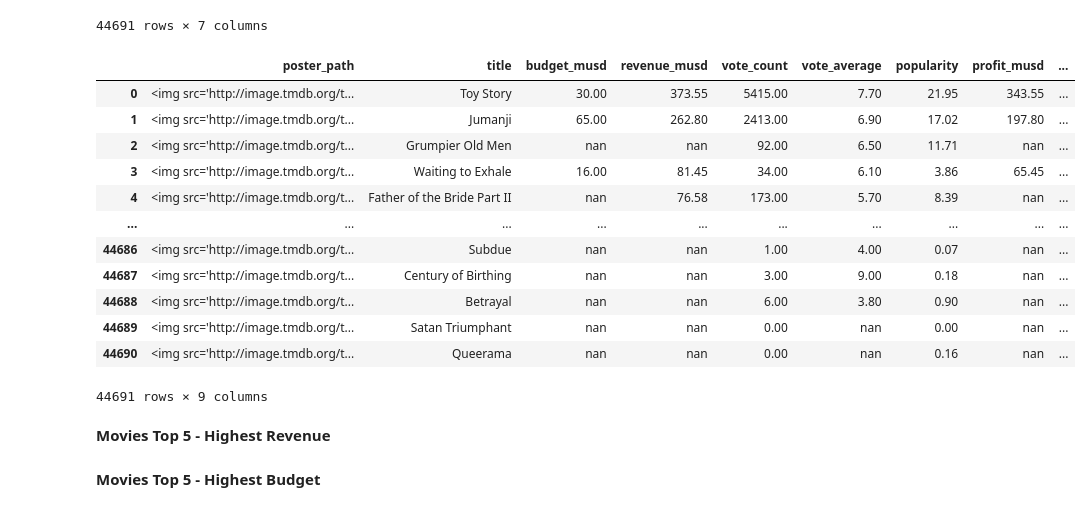
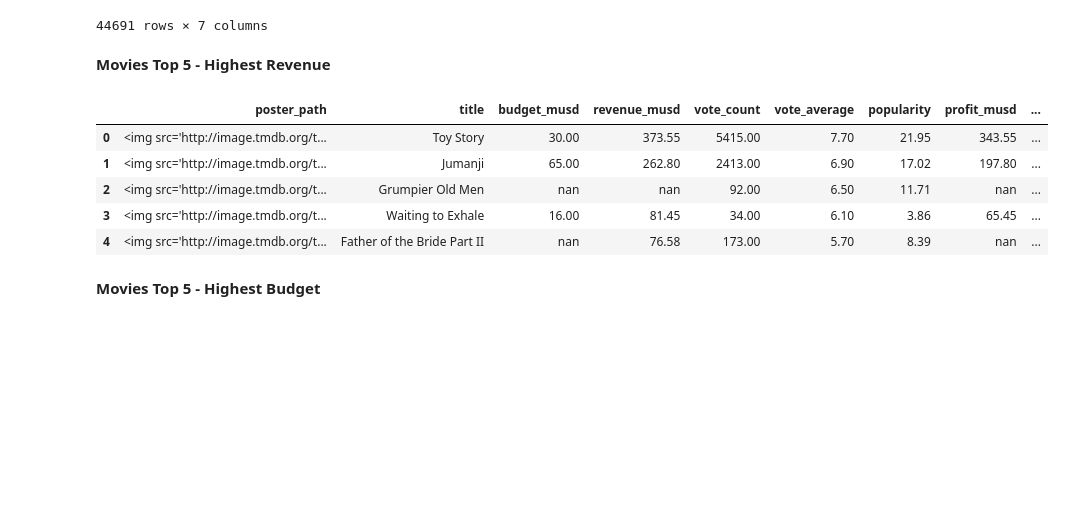
Before and after one commit to HunterKane/Movie-Data-Analysis-Project-1-, a Jupyter notebook: Project_01_Movie_Data_Analysis .ipynb, the cells around one changed output. Saved outputs shown, nothing was run; the diff lists cells and outputs as text; code cells hidden in the pictures; blank space fills up the shorter version.

```diff
--- a/Project_01_Movie_Data_Analysis .ipynb
+++ b/Project_01_Movie_Data_Analysis .ipynb
@@ -283,28 +283,21 @@ df_best
 | 44689 | <img src='http://image.tmdb.org/t... | Satan Triumphant | nan | nan | 0.00 | nan | 0.00 |
 | 44690 | <img src='http://image.tmdb.org/t... | Queerama | nan | nan | 0.00 | nan | 0.16 |
 44691 rows × 7 columns
+# %% [markdown]
+__Movies Top 5 - Highest Revenue__
 # %%
 #Calculate revenue solution
 df_best["profit_musd"] = df.revenue_musd.sub(df.budget_musd)
 df_best["return"] = df.revenue_musd.div(df.budget_musd)
 # %%
 #profit an return columns added
-df_best
+df_best.head(5)
 # %% [output]
 |  | poster_path | title | budget_musd | revenue_musd | vote_count | vote_average | popularity | profit_musd | ... |
 | 0 | <img src='http://image.tmdb.org/t... | Toy Story | 30.00 | 373.55 | 5415.00 | 7.70 | 21.95 | 343.55 | ... |
 | 1 | <img src='http://image.tmdb.org/t... | Jumanji | 65.00 | 262.80 | 2413.00 | 6.90 | 17.02 | 197.80 | ... |
 | 2 | <img src='http://image.tmdb.org/t... | Grumpier Old Men | nan | nan | 92.00 | 6.50 | 11.71 | nan | ... |
 | 3 | <img src='http://image.tmdb.org/t... | Waiting to Exhale | 16.00 | 81.45 | 34.00 | 6.10 | 3.86 | 65.45 | ... |
 | 4 | <img src='http://image.tmdb.org/t... | Father of the Bride Part II | nan | 76.58 | 173.00 | 5.70 | 8.39 | nan | ... |
-| ... | ... | ... | ... | ... | ... | ... | ... | ... | ... |
-| 44686 | <img src='http://image.tmdb.org/t... | Subdue | nan | nan | 1.00 | 4.00 | 0.07 | nan | ... |
-| 44687 | <img src='http://image.tmdb.org/t... | Century of Birthing | nan | nan | 3.00 | 9.00 | 0.18 | nan | ... |
-| 44688 | <img src='http://image.tmdb.org/t... | Betrayal | nan | nan | 6.00 | 3.80 | 0.90 | nan | ... |
-| 44689 | <img src='http://image.tmdb.org/t... | Satan Triumphant | nan | nan | 0.00 | nan | 0.00 | nan | ... |
-| 44690 | <img src='http://image.tmdb.org/t... | Queerama | nan | nan | 0.00 | nan | 0.16 | nan | ... |
-44691 rows × 9 columns
-# %% [markdown]
-__Movies Top 5 - Highest Revenue__
 # %% [markdown]
 __Movies Top 5 - Highest Budget__
```
Also changed, not shown: parts of 7 cells of this notebook.
